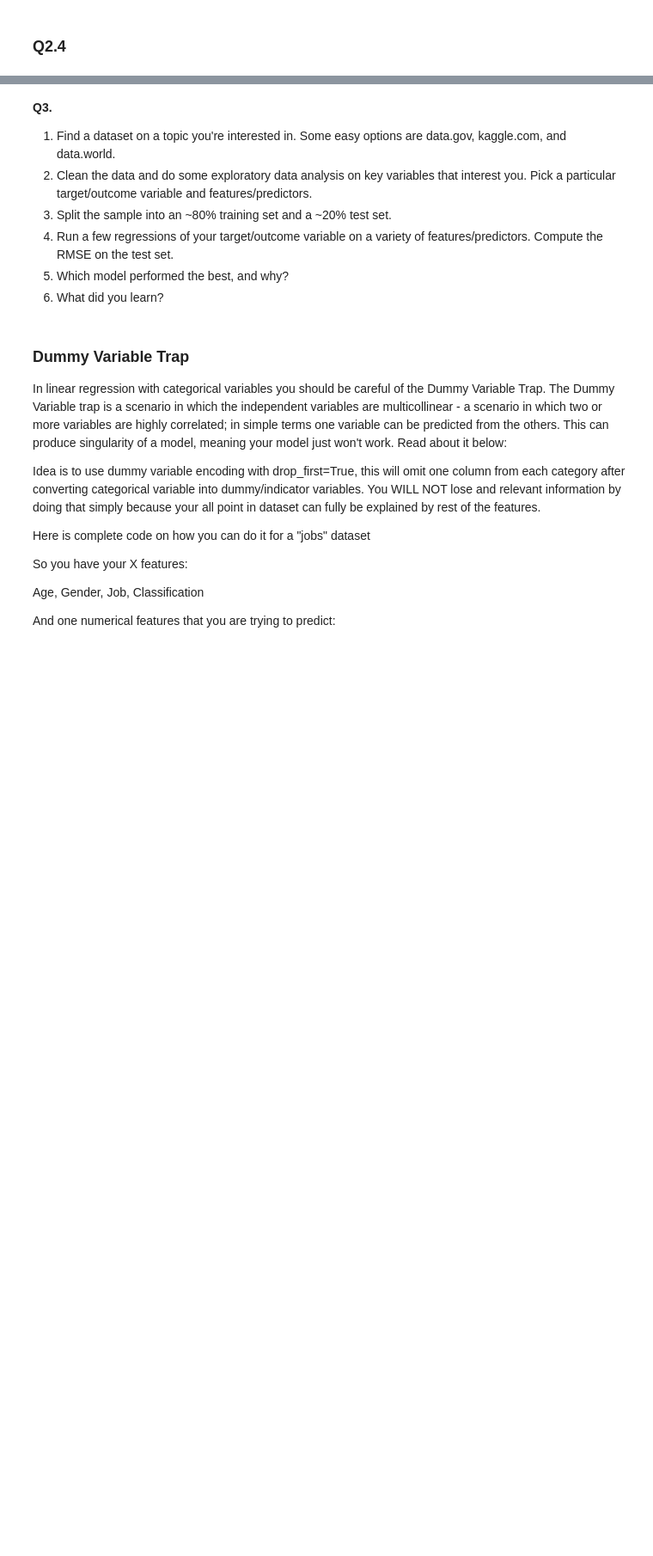
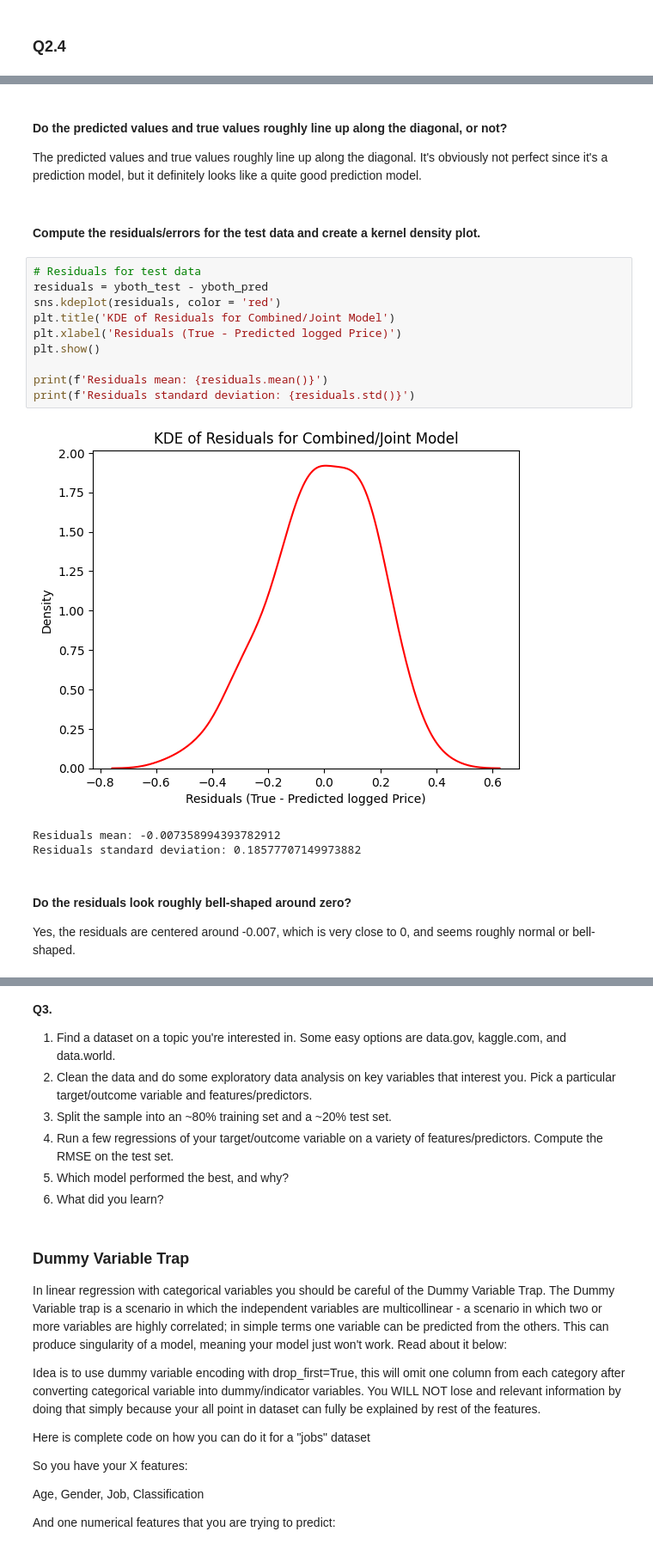
Before and after one commit to nhorton06/week_8, a Jupyter notebook: assignment.ipynb, the cells around one changed output, grey strips where cells are left out. Shown at 86% size. Cells and saved outputs as stored; diff of their text form; blank space fills up the shorter version.

```diff
--- a/assignment.ipynb
+++ b/assignment.ipynb
@@ -356,0 +468,22 @@ y2 = cars['logged_Price']
+# %% [markdown]
+#### Do the predicted values and true values roughly line up along the diagonal, or not?
+The predicted values and true values roughly line up along the diagonal. It's obviously not perfect since it's a prediction model, but it definitely looks like a quite good prediction model.
+# %% [markdown]
+#### Compute the residuals/errors for the test data and create a kernel density plot.
+# %%
+# Residuals for test data
+residuals = yboth_test - yboth_pred
+sns.kdeplot(residuals, color = 'red')
+plt.title('KDE of Residuals for Combined/Joint Model')
+plt.xlabel('Residuals (True - Predicted logged Price)')
+plt.show()
+
+print(f'Residuals mean: {residuals.mean()}')
+print(f'Residuals standard deviation: {residuals.std()}')
+# %% [output]
+[figure, added]
+Residuals mean: -0.007358994393782912
+Residuals standard deviation: 0.18577707149973882
+# %% [markdown]
+#### Do the residuals look roughly bell-shaped around zero?
+Yes, the residuals are centered around -0.007, which is very close to 0, and seems roughly normal or bell-shaped.
```
Also changed, not shown: parts of 16 cells of this notebook.
